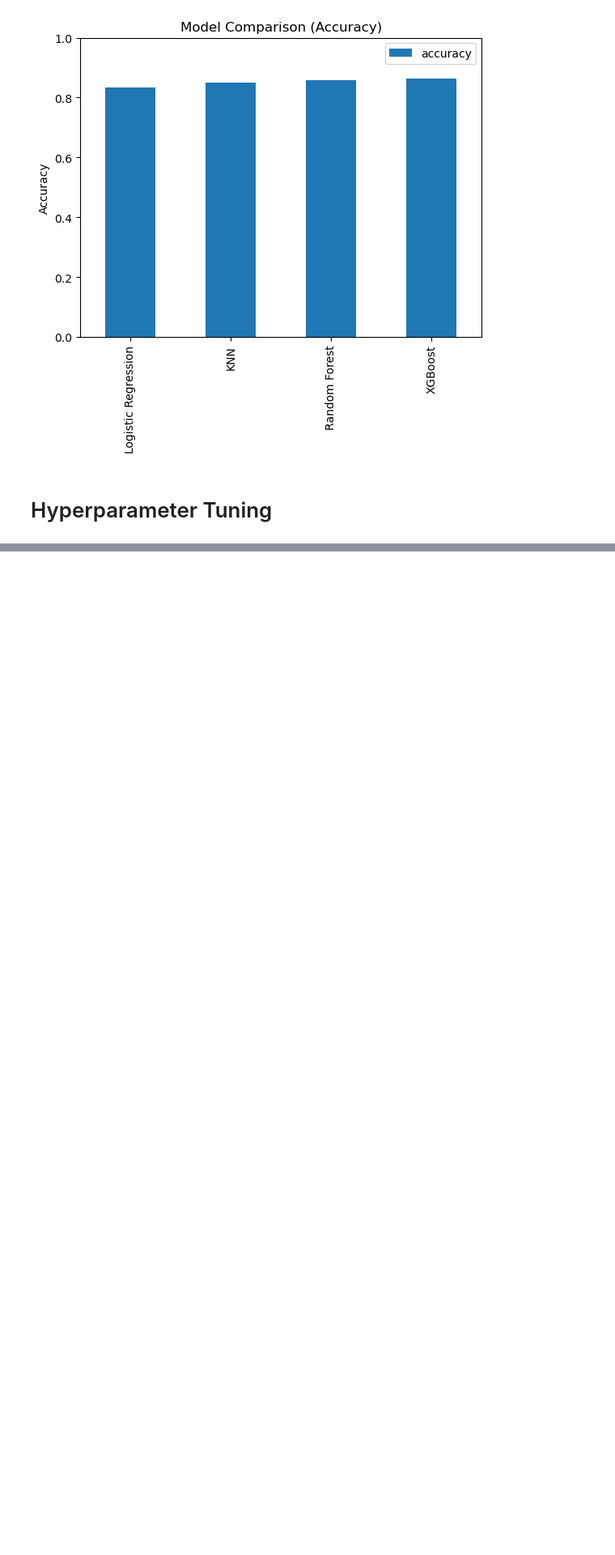
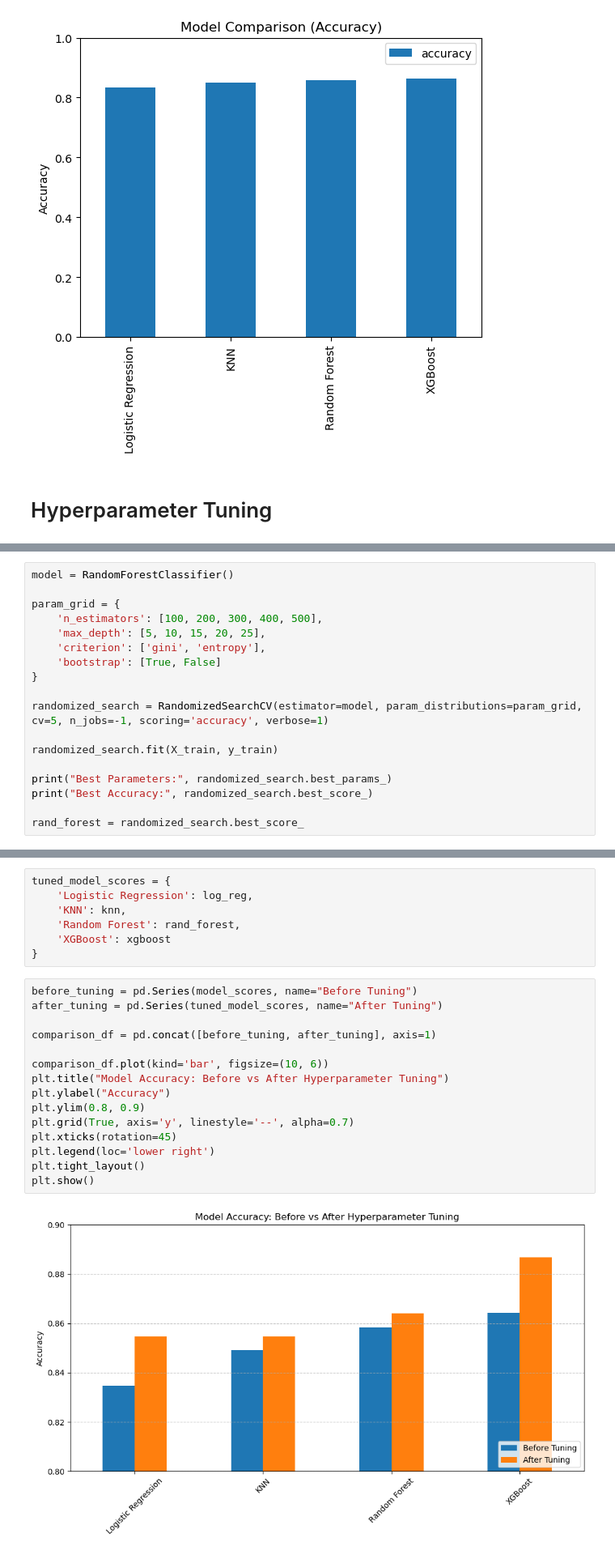
Before and after one commit to khrystynaPeniak/BankChurn, a Jupyter notebook: notebooks/bank.ipynb, the cells around one changed output, grey strips where cells are left out. Shown: that part at 81% size. Saved outputs shown, nothing was run; the diff lists cells and outputs as text; blank space fills up the shorter version.

Commit message:
hyperparameter tuning across all models

```diff
--- a/notebooks/bank.ipynb
+++ b/notebooks/bank.ipynb
@@ -353,0 +408,18 @@ plt.show()
+# %%
+model = RandomForestClassifier()
+
+param_grid = {
+    'n_estimators': [100, 200, 300, 400, 500],
+    'max_depth': [5, 10, 15, 20, 25],
+    'criterion': ['gini', 'entropy'],
+    'bootstrap': [True, False]
+}
+
+randomized_search = RandomizedSearchCV(estimator=model, param_distributions=param_grid, cv=5, n_jobs=-1, scoring='accuracy', verbose=1)
+
+randomized_search.fit(X_train, y_train)
+
+print("Best Parameters:", randomized_search.best_params_)
+print("Best Accuracy:", randomized_search.best_score_)
+
+rand_forest = randomized_search.best_score_
@@ -353,0 +463,24 @@ plt.show()
+# %%
+tuned_model_scores = {
+    'Logistic Regression': log_reg,
+    'KNN': knn,
+    'Random Forest': rand_forest,
+    'XGBoost': xgboost
+}
+# %%
+before_tuning = pd.Series(model_scores, name="Before Tuning")
+after_tuning = pd.Series(tuned_model_scores, name="After Tuning")
+
+comparison_df = pd.concat([before_tuning, after_tuning], axis=1)
+
+comparison_df.plot(kind='bar', figsize=(10, 6))
+plt.title("Model Accuracy: Before vs After Hyperparameter Tuning")
+plt.ylabel("Accuracy")
+plt.ylim(0.8, 0.9)
+plt.grid(True, axis='y', linestyle='--', alpha=0.7)
+plt.xticks(rotation=45)
+plt.legend(loc='lower right')
+plt.tight_layout()
+plt.show()
+# %% [output]
+[figure, added]
```
Also changed, not shown: parts of 11 cells of this notebook.
